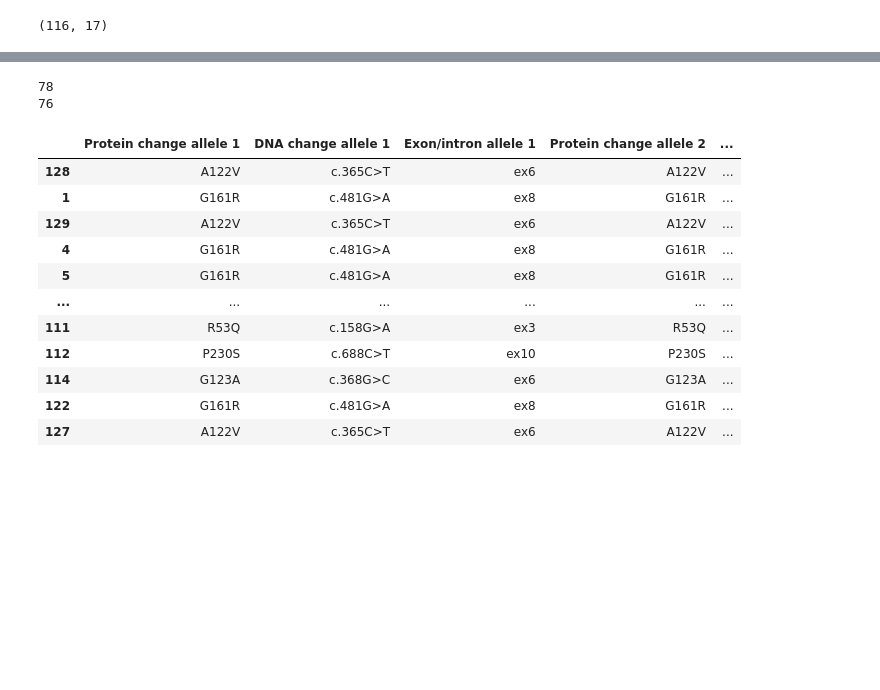
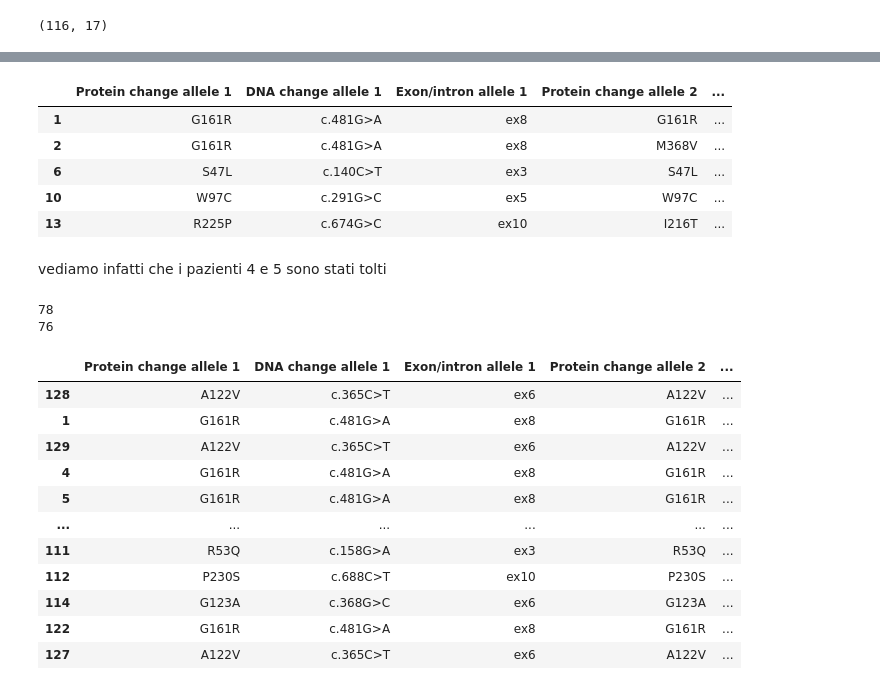
Before and after one commit to g-lago8/CHL-Project, a Jupyter notebook: notebooks/lavo.ipynb, the cells around one changed output, grey strips where cells are left out. Drawn from its saved outputs; the diff is of its cells as text; code cells hidden in the pictures; blank space fills up the shorter version.

```diff
--- a/notebooks/lavo.ipynb
+++ b/notebooks/lavo.ipynb
@@ -191,0 +484,12 @@ df4
+# %%
+df6 = df5.drop_duplicates()
+df6.head()
+# %% [output]
+|  | Protein change allele 1 | DNA change allele 1 | Exon/intron allele 1 | Protein change allele 2 | ... |
+| 1 | G161R | c.481G>A | ex8 | G161R | ... |
+| 2 | G161R | c.481G>A | ex8 | M368V | ... |
+| 6 | S47L | c.140C>T | ex3 | S47L | ... |
+| 10 | W97C | c.291G>C | ex5 | W97C | ... |
+| 13 | R225P | c.674G>C | ex10 | I216T | ... |
+# %% [markdown]
+vediamo infatti che i pazienti 4 e 5 sono stati tolti
```
Also changed, not shown: parts of 36 cells of this notebook.
